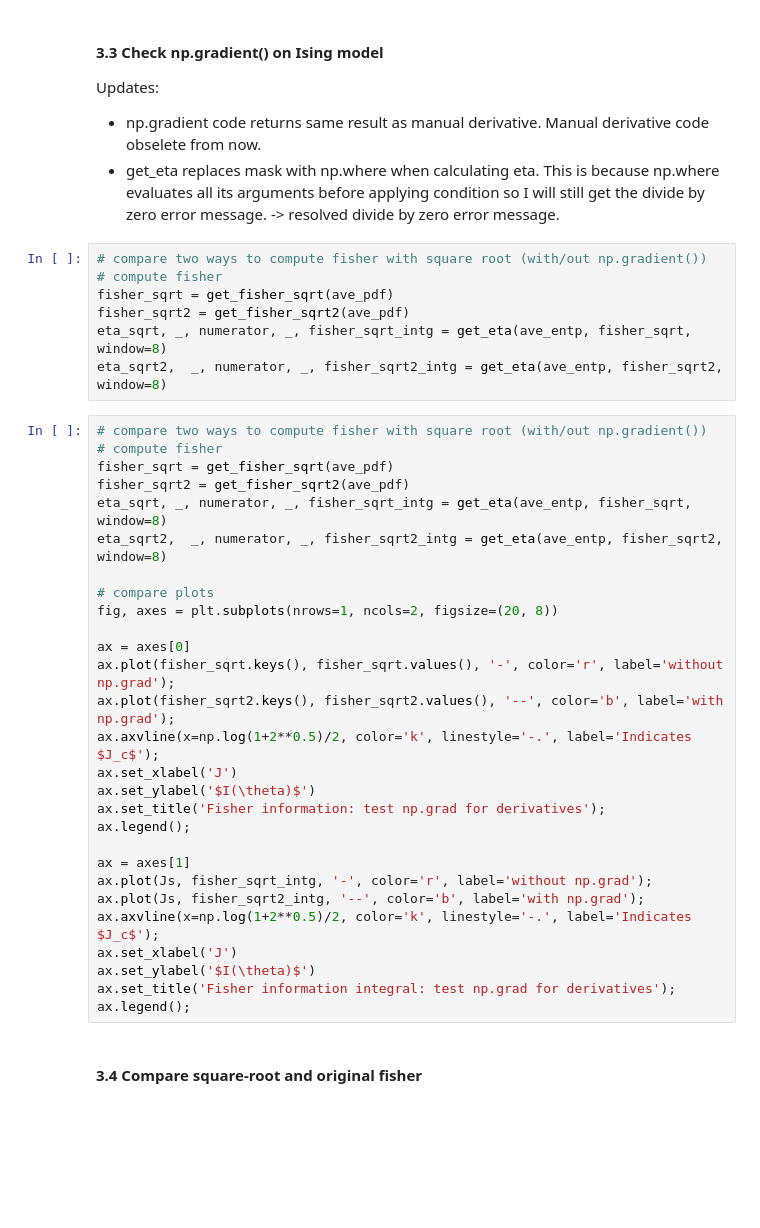
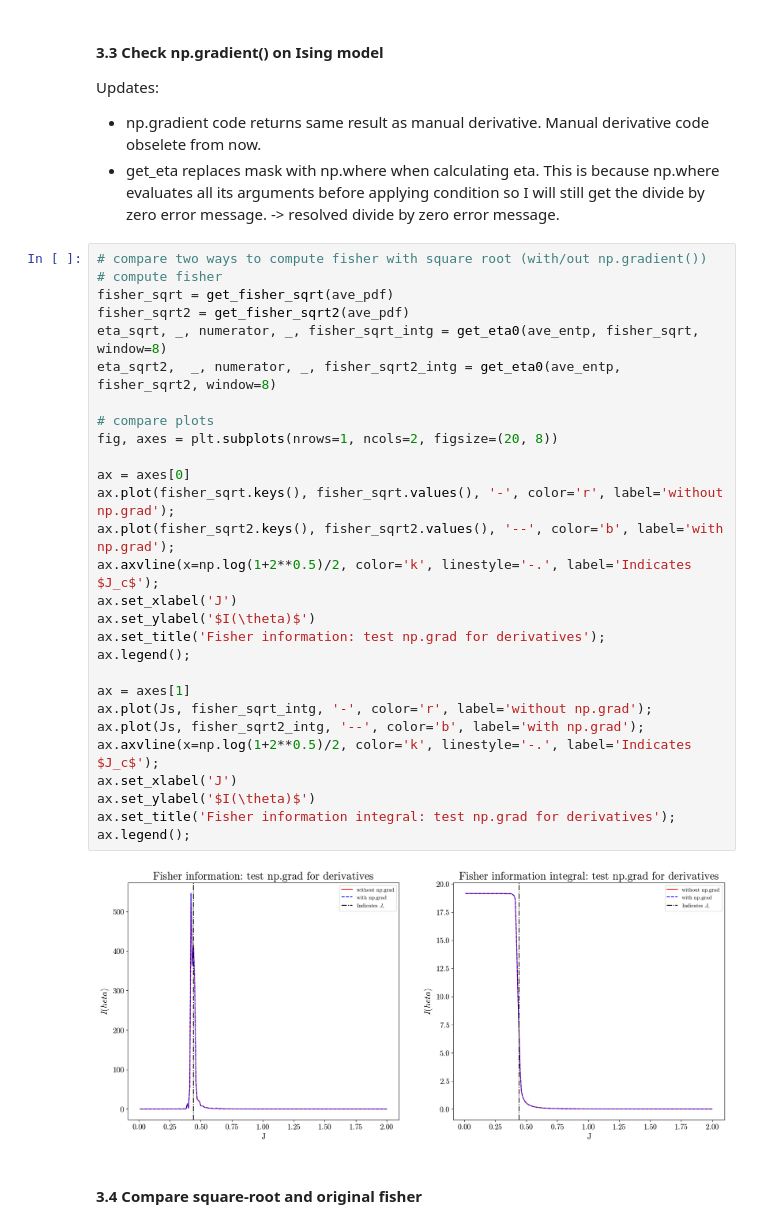
Before and after one commit to qianyangchen/IsingModel2D, a Jupyter notebook: Ising2D_etaExperiments.ipynb, the cells around one changed output. Saved outputs shown, nothing was run; the diff lists cells and outputs as text; blank space fills up the shorter version.

```diff
--- a/Ising2D_etaExperiments.ipynb
+++ b/Ising2D_etaExperiments.ipynb
@@ -835,41 +857,36 @@ Updates:
 
 - np.gradient code returns same result as manual derivative. Manual derivative code obselete from now.
 - get_eta replaces mask with np.where when calculating eta. This is because np.where evaluates all its arguments before applying condition so I will still get the divide by zero error message. -> resolved divide by zero error message.
-# %%
-# compare two ways to compute fisher with square root (with/out np.gradient())
-# compute fisher
-fisher_sqrt = get_fisher_sqrt(ave_pdf)
-fisher_sqrt2 = get_fisher_sqrt2(ave_pdf)
-eta_sqrt, _, numerator, _, fisher_sqrt_intg = get_eta(ave_entp, fisher_sqrt, window=8)
-eta_sqrt2,  _, numerator, _, fisher_sqrt2_intg = get_eta(ave_entp, fisher_sqrt2, window=8)
 # %%
 # compare two ways to compute fisher with square root (with/out np.gradient())
 # compute fisher
 fisher_sqrt = get_fisher_sqrt(ave_pdf)
 fisher_sqrt2 = get_fisher_sqrt2(ave_pdf)
-eta_sqrt, _, numerator, _, fisher_sqrt_intg = get_eta(ave_entp, fisher_sqrt, window=8)
-eta_sqrt2,  _, numerator, _, fisher_sqrt2_intg = get_eta(ave_entp, fisher_sqrt2, window=8)
+eta_sqrt, _, numerator, _, fisher_sqrt_intg = get_eta0(ave_entp, fisher_sqrt, window=8)
+eta_sqrt2,  _, numerator, _, fisher_sqrt2_intg = get_eta0(ave_entp, fisher_sqrt2, window=8)
 
 # compare plots
 fig, axes = plt.subplots(nrows=1, ncols=2, figsize=(20, 8))
 
 ax = axes[0]
 ax.plot(fisher_sqrt.keys(), fisher_sqrt.values(), '-', color='r', label='without np.grad');
 ax.plot(fisher_sqrt2.keys(), fisher_sqrt2.values(), '--', color='b', label='with np.grad');
 ax.axvline(x=np.log(1+2**0.5)/2, color='k', linestyle='-.', label='Indicates $J_c$');
 ax.set_xlabel('J')
 ax.set_ylabel('$I(\theta)$')
 ax.set_title('Fisher information: test np.grad for derivatives');
 ax.legend();
 
 ax = axes[1]
 ax.plot(Js, fisher_sqrt_intg, '-', color='r', label='without np.grad');
 ax.plot(Js, fisher_sqrt2_intg, '--', color='b', label='with np.grad');
 ax.axvline(x=np.log(1+2**0.5)/2, color='k', linestyle='-.', label='Indicates $J_c$');
 ax.set_xlabel('J')
 ax.set_ylabel('$I(\theta)$')
 ax.set_title('Fisher information integral: test np.grad for derivatives');
 ax.legend();
+# %% [output]
+[figure, added]
 # %% [markdown]
 #### 3.4 Compare square-root and original fisher
 # %%
```
Also changed, not shown: parts of 34 cells of this notebook.
